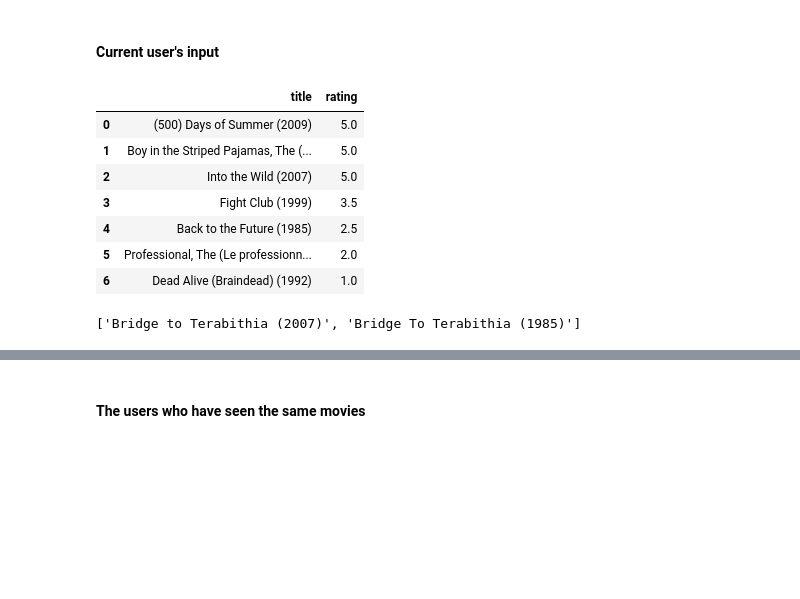
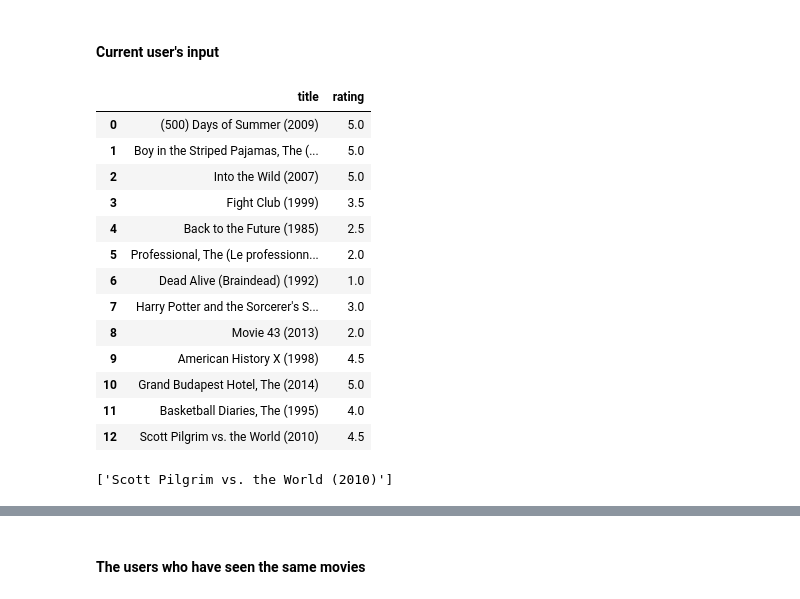
Before and after one commit to Sengoku11/movie_recommendation_system, a Jupyter notebook: recommendation_system.ipynb, the cells around one changed output, grey strips where cells are left out. Saved outputs shown, nothing was run; the diff lists cells and outputs as text; code cells hidden in the pictures; blank space fills up the shorter version.

```diff
--- a/recommendation_system.ipynb
+++ b/recommendation_system.ipynb
@@ -183,31 +183,41 @@ Okay, now it's time to build a recommending system.
 # %%
 userInput = [
             {'title':'(500) Days of Summer (2009)', 'rating':5}, # Max rating is 5.0
             {'title':'Boy in the Striped Pajamas, The (Boy in the Striped Pyjamas, The) (2008)', 'rating':5},
             {'title':'Into the Wild (2007)', 'rating':5},
             {'title':'Fight Club (1999)', 'rating':3.5},
             {'title':'Back to the Future (1985)', 'rating':2.5},
             {'title':'Professional, The (Le professionnel) (1981)', 'rating':2},
             {'title':'Dead Alive (Braindead) (1992)', 'rating':1},
-
-
+            {'title':'Harry Potter and the Sorcerer\'s Stone (a.k.a. Harry Potter and the Philosopher\'s Stone) (2001)', 'rating':3},
+            {'title':'Movie 43 (2013)', 'rating':2},
+            {'title':'American History X (1998)', 'rating':4.5},
+            {'title':'Grand Budapest Hotel, The (2014)', 'rating':5},
+            {'title':'Basketball Diaries, The (1995)', 'rating':4},
+            {'title':'Scott Pilgrim vs. the World (2010)', 'rating':4.5},
          ]
 inputMovies = pd.DataFrame(userInput)
 inputMovies
 # %% [output]
 |  | title | rating |
 | 0 | (500) Days of Summer (2009) | 5.0 |
 | 1 | Boy in the Striped Pajamas, The (... | 5.0 |
 | 2 | Into the Wild (2007) | 5.0 |
 | 3 | Fight Club (1999) | 3.5 |
 | 4 | Back to the Future (1985) | 2.5 |
 | 5 | Professional, The (Le professionn... | 2.0 |
 | 6 | Dead Alive (Braindead) (1992) | 1.0 |
+| 7 | Harry Potter and the Sorcerer's S... | 3.0 |
+| 8 | Movie 43 (2013) | 2.0 |
+| 9 | American History X (1998) | 4.5 |
+| 10 | Grand Budapest Hotel, The (2014) | 5.0 |
+| 11 | Basketball Diaries, The (1995) | 4.0 |
+| 12 | Scott Pilgrim vs. the World (2010) | 4.5 |
 # %%
 # Use this tool to find a movie's full title:
-print(list(movies[movies['title'].str.contains('Terabithia')]['title'].values))
+print(list(movies[movies['title'].str.contains('Scott Pilgrim')]['title'].values))
 # %% [output]
-['Bridge to Terabithia (2007)', 'Bridge To Terabithia (1985)']
+['Scott Pilgrim vs. the World (2010)']
 # %%
 # Adding movieId
 inputMovies = pd.merge(inputMovies, movies)
```
Also changed, not shown: parts of 14 cells of this notebook.
